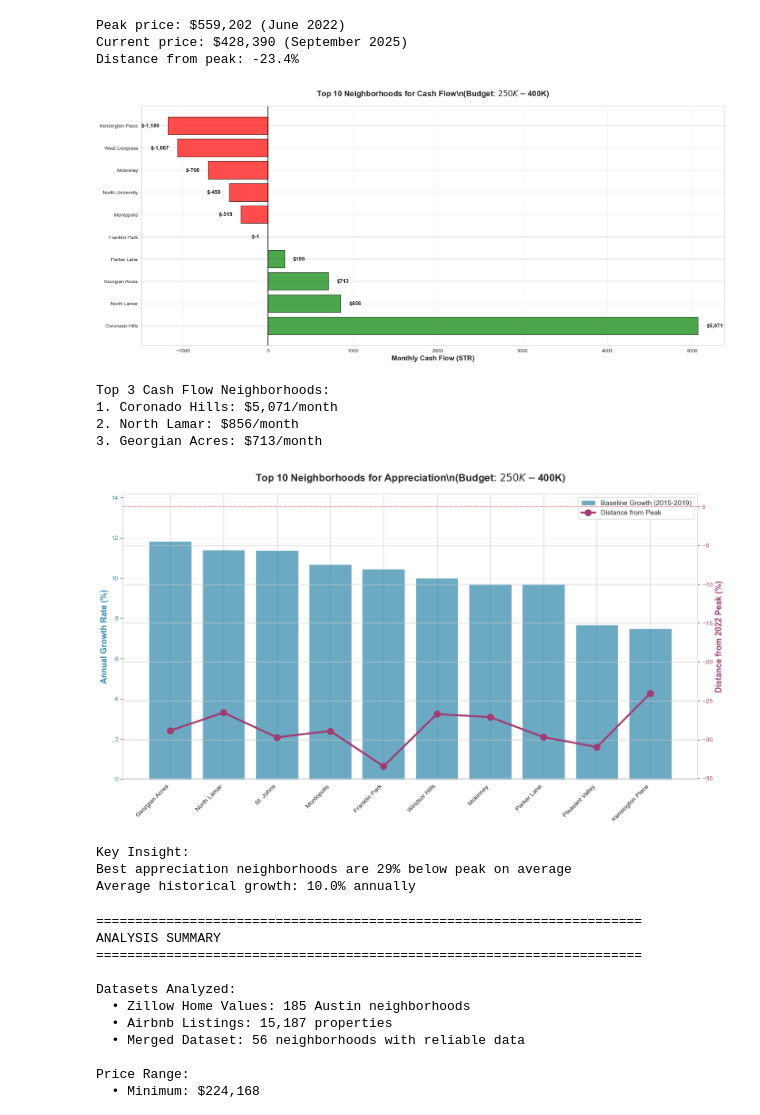
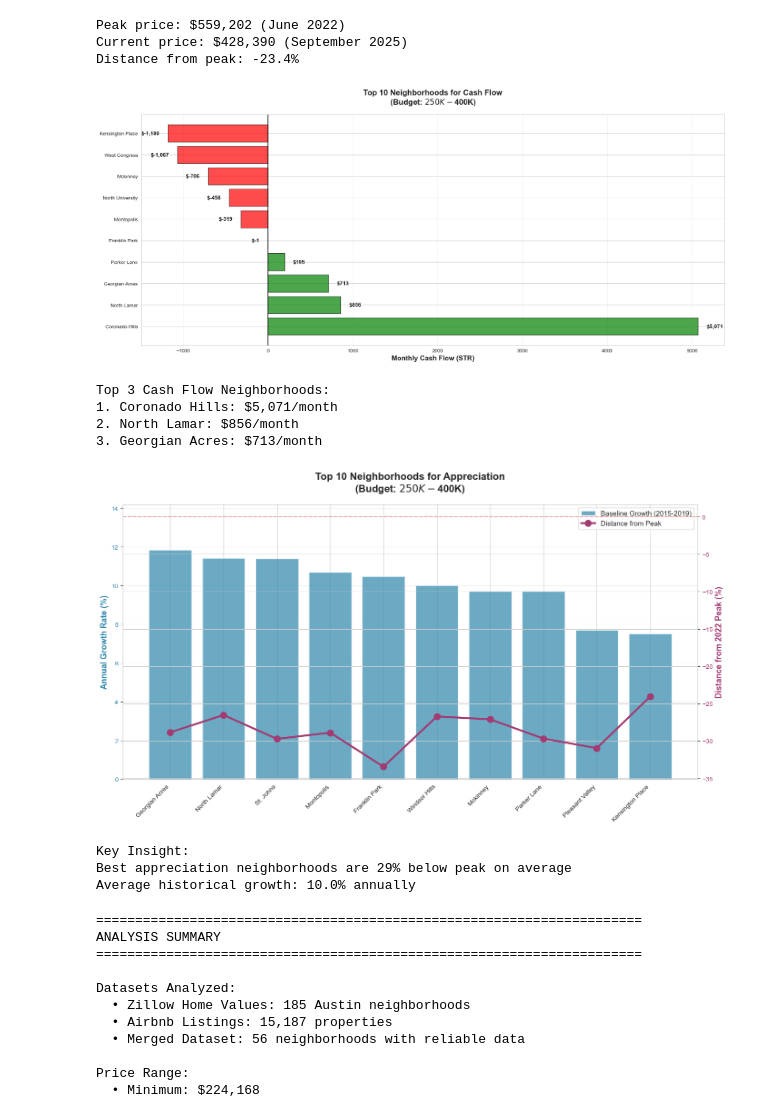
Before and after one commit to cleburn/austin-investment-analyzer, a Jupyter notebook: notebooks/texas-real-estate-analyzer.ipynb, the cells around one changed output. Cells and saved outputs as stored; diff of their text form; code cells hidden in the pictures.

```diff
--- a/notebooks/texas-real-estate-analyzer.ipynb
+++ b/notebooks/texas-real-estate-analyzer.ipynb
@@ -827,35 +738,35 @@ fig, ax = plt.subplots(figsize=(18, 8))
 
 # Color bars: green for positive cash flow, red for negative
 colors = ['green' if x > 0 else 'red' for x in top_10_cashflow['str_monthly_cash_flow']]
 
 bars = ax.barh(top_10_cashflow['RegionName'],
                top_10_cashflow['str_monthly_cash_flow'],
                color=colors, alpha=0.7, edgecolor='black')
 
 # Add value labels
 for i, (idx, row) in enumerate(top_10_cashflow.iterrows()):
     value = row['str_monthly_cash_flow']
     ax.text(value + 100 if value > 0 else value - 100, i,
             f'${value:,.0f}',
             va='center', ha='left' if value > 0 else 'right',
             fontweight='bold', fontsize=11)
 
 # Formatting
 ax.axvline(x=0, color='black', linewidth=1.5)
 ax.set_xlabel('Monthly Cash Flow (STR)', fontsize=14, fontweight='bold')
-ax.set_title('Top 10 Neighborhoods for Cash Flow\\n(Budget: $250K-$400K)',
+ax.set_title('Top 10 Neighborhoods for Cash Flow\n(Budget: $250K - $400K)',
              fontsize=16, fontweight='bold', pad=20)
 ax.grid(axis='x', alpha=0.3)
 
 plt.tight_layout()
 plt.savefig('../visuals/top_neighborhoods_cashflow.png', dpi=300, bbox_inches='tight')
 plt.show()
 
 print("Top 3 Cash Flow Neighborhoods:")
 for i, (idx, row) in enumerate(top_10_cashflow.head(3).iterrows(), 1):
     print(f"{i}. {row['RegionName']}: ${row['str_monthly_cash_flow']:,.0f}/month")
 # %% [output]
-[figure, old version]
+[figure, new version]
 Top 3 Cash Flow Neighborhoods:
 1. Coronado Hills: $5,071/month
 2. North Lamar: $856/month
@@ -889,7 +800,7 @@ ax2.axhline(y=0, color='red', linestyle='--', alpha=0.3)
 # Formatting
 ax1.set_xticks(x)
 ax1.set_xticklabels(neighborhoods, rotation=45, ha='right')
-ax1.set_title('Top 10 Neighborhoods for Appreciation\\n(Budget: $250K-$400K)',
+ax1.set_title('Top 10 Neighborhoods for Appreciation\n(Budget: $250K-$400K)',
               fontsize=16, fontweight='bold', pad=20)
 ax1.grid(axis='y', alpha=0.3)
 
@@ -906,7 +817,7 @@ print("\nKey Insight:")
 print(f"Best appreciation neighborhoods are {abs(top_10_appreciation['distance_from_peak'].mean()):.0f}% below peak on average")
 print(f"Average historical growth: {top_10_appreciation['baseline_cagr'].mean():.1f}% annually")
 # %% [output]
-[figure, old version]
+[figure, new version]
 Key Insight:
 Best appreciation neighborhoods are 29% below peak on average
 Average historical growth: 10.0% annually
```
Also changed, not shown: parts of 22 cells of this notebook, 2 other files.
